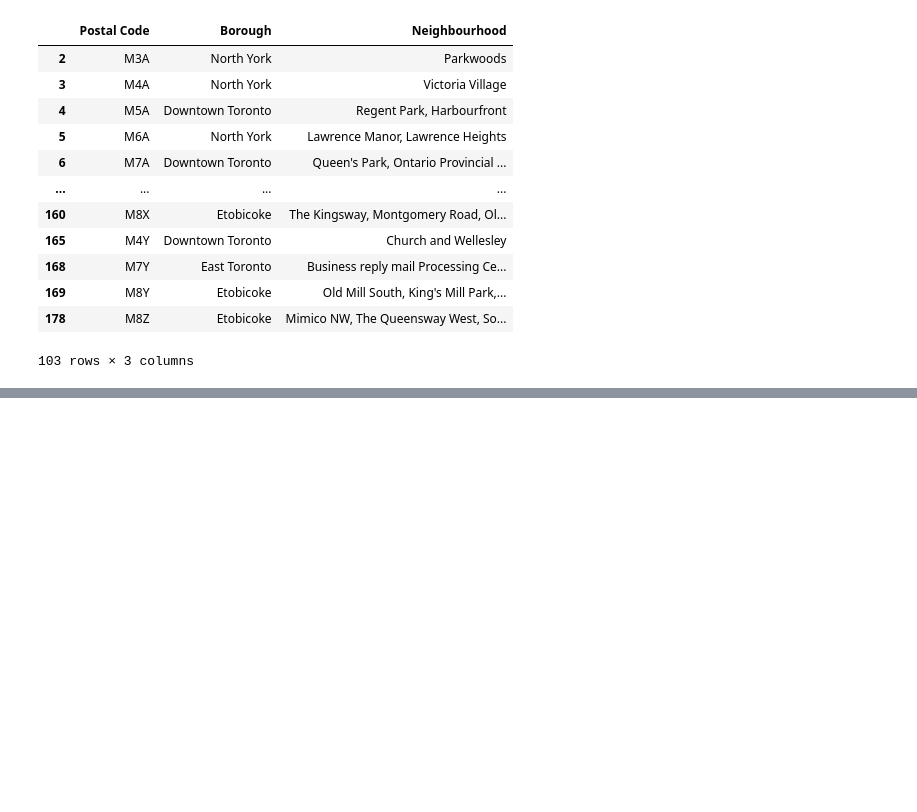
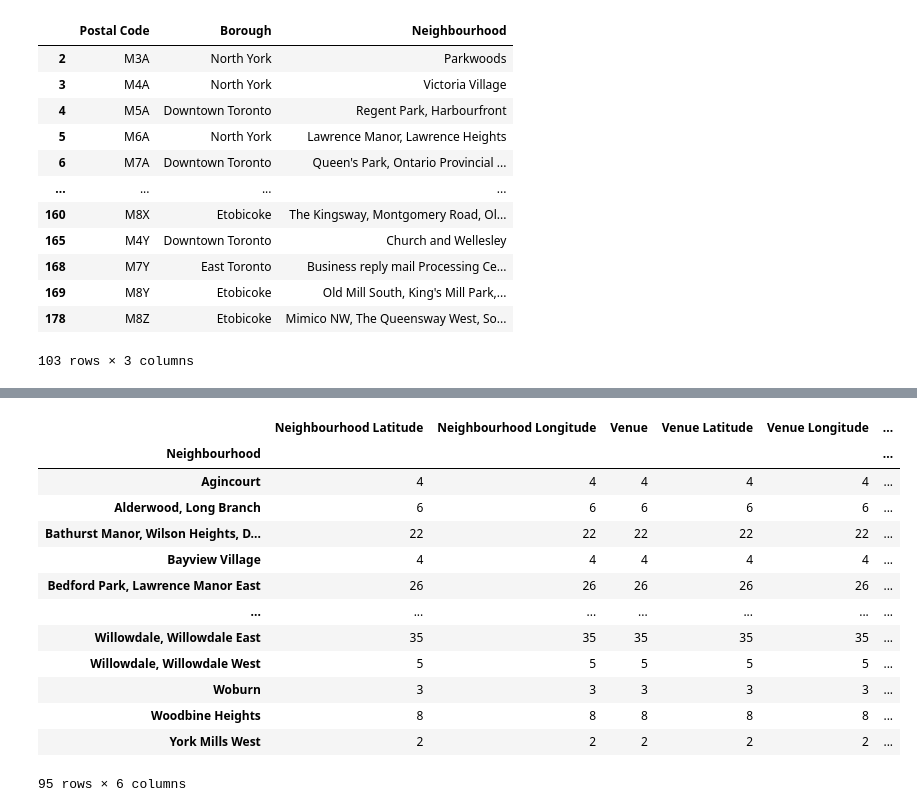
Before and after one commit to dvnooij/Coursera_Capstone, a Jupyter notebook: Capstone project course.ipynb, the cells around one changed output, grey strips where cells are left out. Drawn from its saved outputs; the diff is of its cells as text; code cells hidden in the pictures; blank space fills up the shorter version.

```diff
--- a/Capstone project course.ipynb
+++ b/Capstone project course.ipynb
@@ -65,0 +91,8 @@ merged_df
+# %%
+address = 'Toronto, Canada'
+
+geolocator = Nominatim(user_agent="ny_explorer")
+location = geolocator.geocode(address)
+latitude = location.latitude
+longitude = location.longitude
+print('The geograpical coordinate of Toronto are {}, {}.'.format(latitude, longitude))
@@ -65,0 +162,29 @@ merged_df
+# %%
+# function that extracts the category of the venue
+def get_category_type(row):
+    try:
+        categories_list = row['categories']
+    except:
+        categories_list = row['venue.categories']
+
+    if len(categories_list) == 0:
+        return None
+    else:
+        return categories_list[0]['name']
+# %%
+# parse venues data
+venues = results['response']['groups'][0]['items']
+
+nearby_venues = json_normalize(venues) # flatten JSON
+
+# filter columns
+filtered_columns = ['venue.name', 'venue.categories', 'venue.location.lat', 'venue.location.lng']
+nearby_venues =nearby_venues.loc[:, filtered_columns]
+
+# filter the category for each row
+nearby_venues['venue.categories'] = nearby_venues.apply(get_category_type, axis=1)
+
+# clean columns
+nearby_venues.columns = [col.split(".")[-1] for col in nearby_venues.columns]
+
+nearby_venues.head()
@@ -65,0 +239,5 @@ merged_df
+# %%
+toronto_venues = getNearbyVenues(names=neighbourhoods['Neighbourhood'],
+                                   latitudes=neighbourhoods['Latitude'],
+                                   longitudes=neighbourhoods['Longitude']
+                                  )
@@ -65,0 +273,17 @@ merged_df
+# %%
+toronto_venues.groupby('Neighbourhood').count()
+# %% [output]
+|  | Neighbourhood Latitude | Neighbourhood Longitude | Venue | Venue Latitude | Venue Longitude | ... |
+| Neighbourhood |  |  |  |  |  | ... |
+| Agincourt | 4 | 4 | 4 | 4 | 4 | ... |
+| Alderwood, Long Branch | 6 | 6 | 6 | 6 | 6 | ... |
+| Bathurst Manor, Wilson Heights, D... | 22 | 22 | 22 | 22 | 22 | ... |
+| Bayview Village | 4 | 4 | 4 | 4 | 4 | ... |
+| Bedford Park, Lawrence Manor East | 26 | 26 | 26 | 26 | 26 | ... |
+| ... | ... | ... | ... | ... | ... | ... |
+| Willowdale, Willowdale East | 35 | 35 | 35 | 35 | 35 | ... |
+| Willowdale, Willowdale West | 5 | 5 | 5 | 5 | 5 | ... |
+| Woburn | 3 | 3 | 3 | 3 | 3 | ... |
+| Woodbine Heights | 8 | 8 | 8 | 8 | 8 | ... |
+| York Mills West | 2 | 2 | 2 | 2 | 2 | ... |
+95 rows × 6 columns
```
Also changed, not shown: parts of 14 cells of this notebook.
